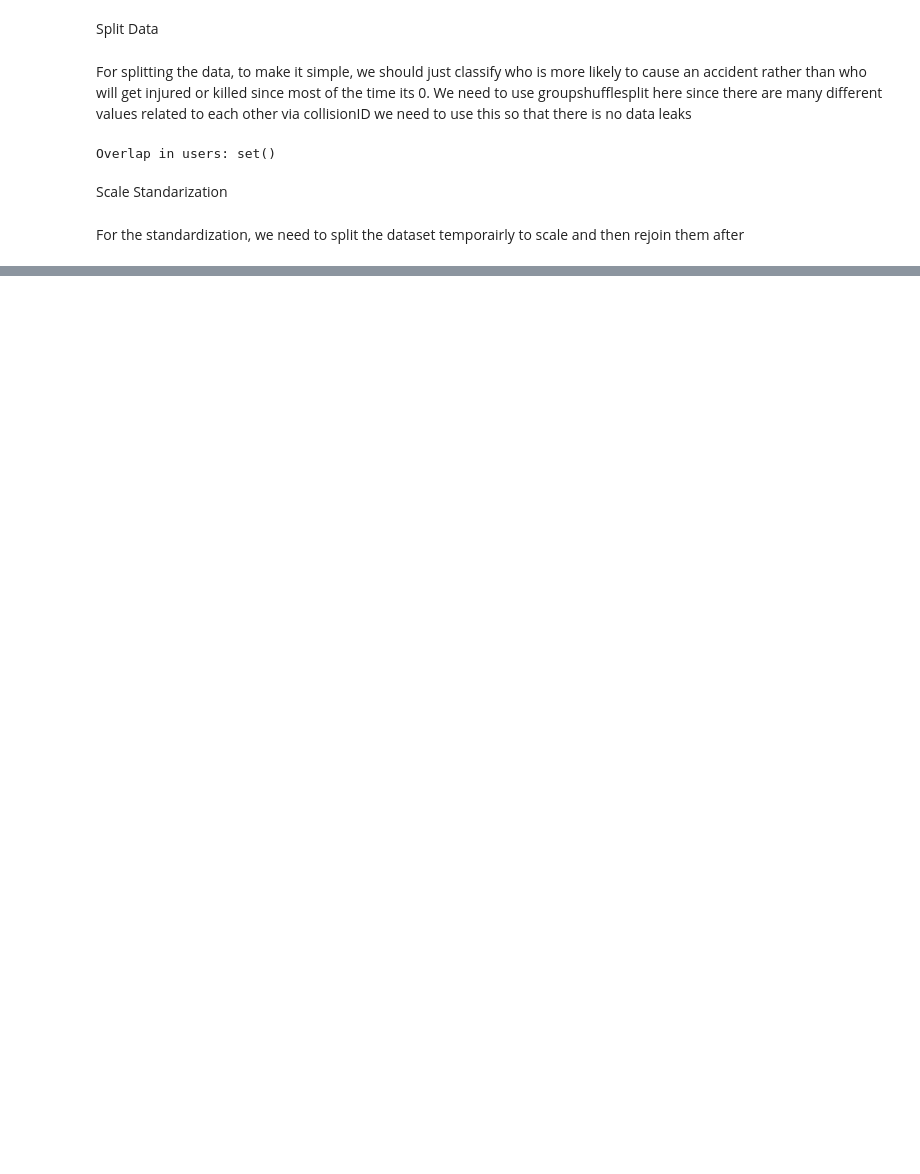
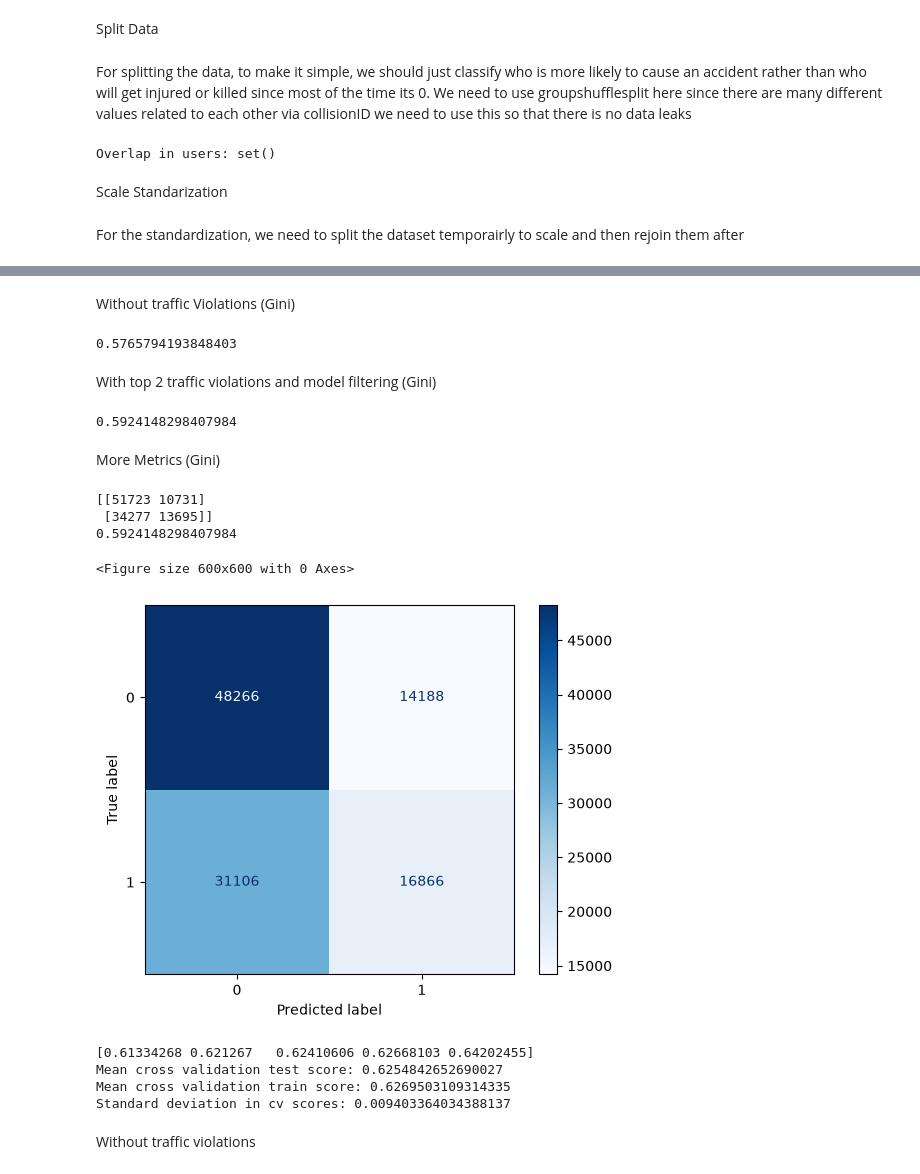
Before and after one commit to duskydreams/Springboard-Capstone-Two-, a Jupyter notebook: Capstone 2/Capstone 2 Preprocessing.ipynb, the cells around one changed output, grey strips where cells are left out. Cells and saved outputs as stored; diff of their text form; code cells hidden in the pictures; blank space fills up the shorter version.

```diff
--- a/Capstone 2/Capstone 2 Preprocessing.ipynb
+++ b/Capstone 2/Capstone 2 Preprocessing.ipynb
@@ -169,0 +380,68 @@ accuracy = model_pipeline.score(X_test, y_test)
+# %% [markdown]
+Without traffic Violations (Gini)
+# %%
+model_pipeline = Pipeline([
+    ('preprocessor', preprocessor),
+    ('forest', RandomForestClassifier(n_estimators = 125, criterion = 'gini', max_depth= 15, random_state = 42, min_samples_split= 5))
+])
+
+model_pipeline.fit(X_train, y_train)
+accuracy = model_pipeline.score(X_test,y_test)
+
+print(accuracy)
+# %% [output]
+0.5765794193848403
+# %% [markdown]
+With top 2 traffic violations and model filtering (Gini)
+# %%
+model_pipeline = Pipeline([
+    ('preprocessor', preprocessor),
+    ('forest', RandomForestClassifier(bootstrap=True, n_estimators = 125, criterion = 'gini', max_depth= 15, random_state = 42, min_samples_split= 6))
+])
+
+model_pipeline.fit(X_train, y_train)
+gini_predict = model_pipeline.predict(X_test)
+accuracy = model_pipeline.score(X_test,y_test)
+
+print(accuracy)
+# %% [output]
+0.5924148298407984
+# %% [markdown]
+More Metrics (Gini)
+# %%
+plt.figure(figsize=(6, 6))
+ConfusionMatrixDisplay.from_estimator(
+    grid_search,      # Your fitted GridSearchCV or Pipeline object
+    X_test,
+    y_test,
+    cmap='Blues',     # Color map palette
+    normalize=None    # Set to 'true' for proportions instead of raw counts
+)
+
+cnf_matrix = confusion_matrix(y_test, gini_predict)
+print(cnf_matrix)
+accuracy_gini = model_pipeline.score(X_test,y_test)
+print(accuracy_gini)
+# %% [output]
+[[51723 10731]
+ [34277 13695]]
+0.5924148298407984
+<Figure size 600x600 with 0 Axes>
+[figure, added]
+# %%
+cv_scores_test= cross_val_score(model_pipeline,X_test,y_test,cv=5,scoring='roc_auc')
+cv_scores_train= cross_val_score(model_pipeline,X_train,y_train,cv=5,scoring='roc_auc')
+print(cv_scores_test)
+cv_scores_rf_test= cv_scores_test.mean()
+cv_scores_rf_train= cv_scores_train.mean()
+cv_scores_std_rf= cv_scores_test.std()
+print ('Mean cross validation test score: ' +str(cv_scores_rf_test))
+print ('Mean cross validation train score: ' +str(cv_scores_rf_train))
+print ('Standard deviation in cv scores: ' +str(cv_scores_std_rf))
+# %% [output]
+[0.61334268 0.621267   0.62410606 0.62668103 0.64202455]
+Mean cross validation test score: 0.6254842652690027
+Mean cross validation train score: 0.6269503109314335
+Standard deviation in cv scores: 0.009403364034388137
+# %% [markdown]
+Without traffic violations
```
Also changed, not shown: parts of 43 cells of this notebook, 3 other files.
